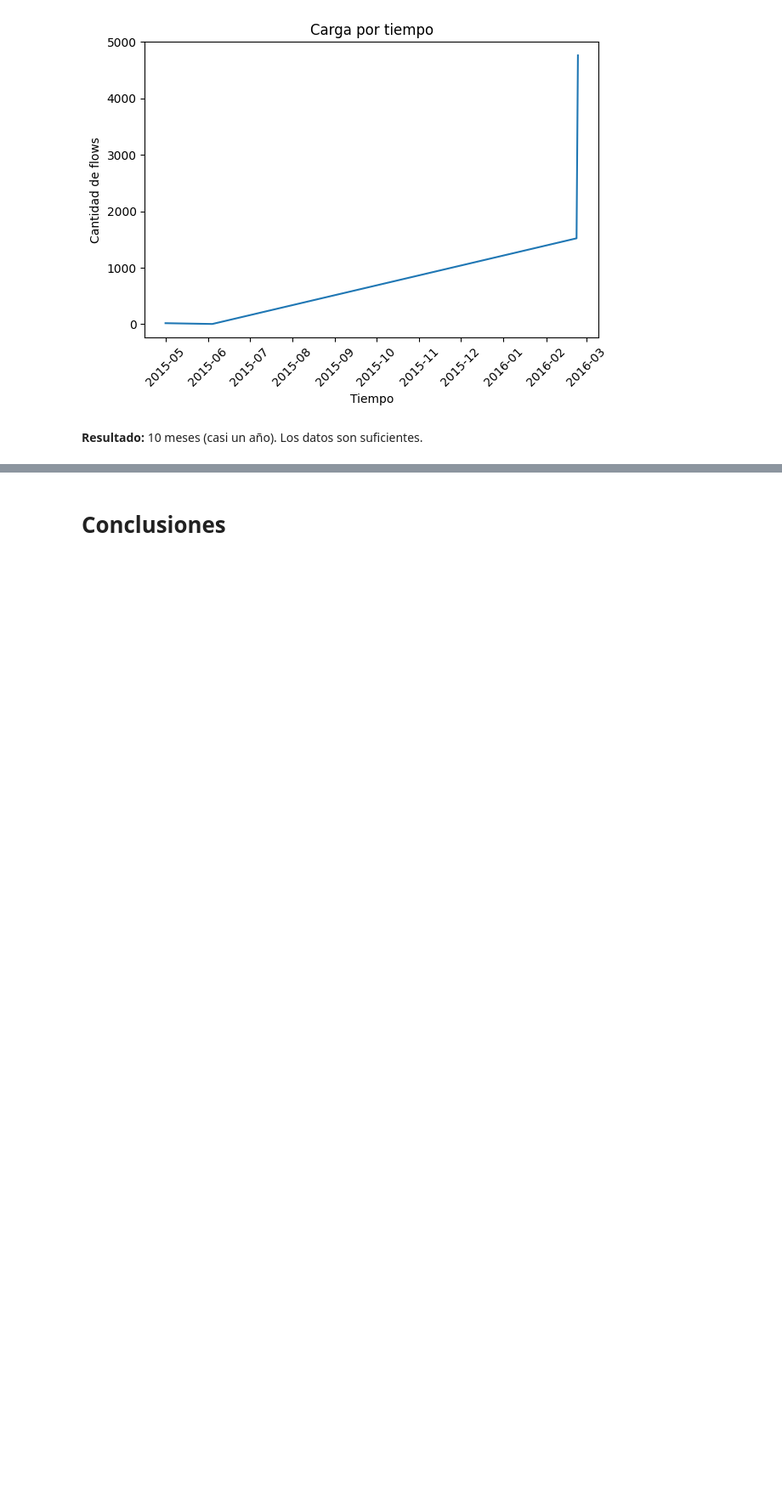
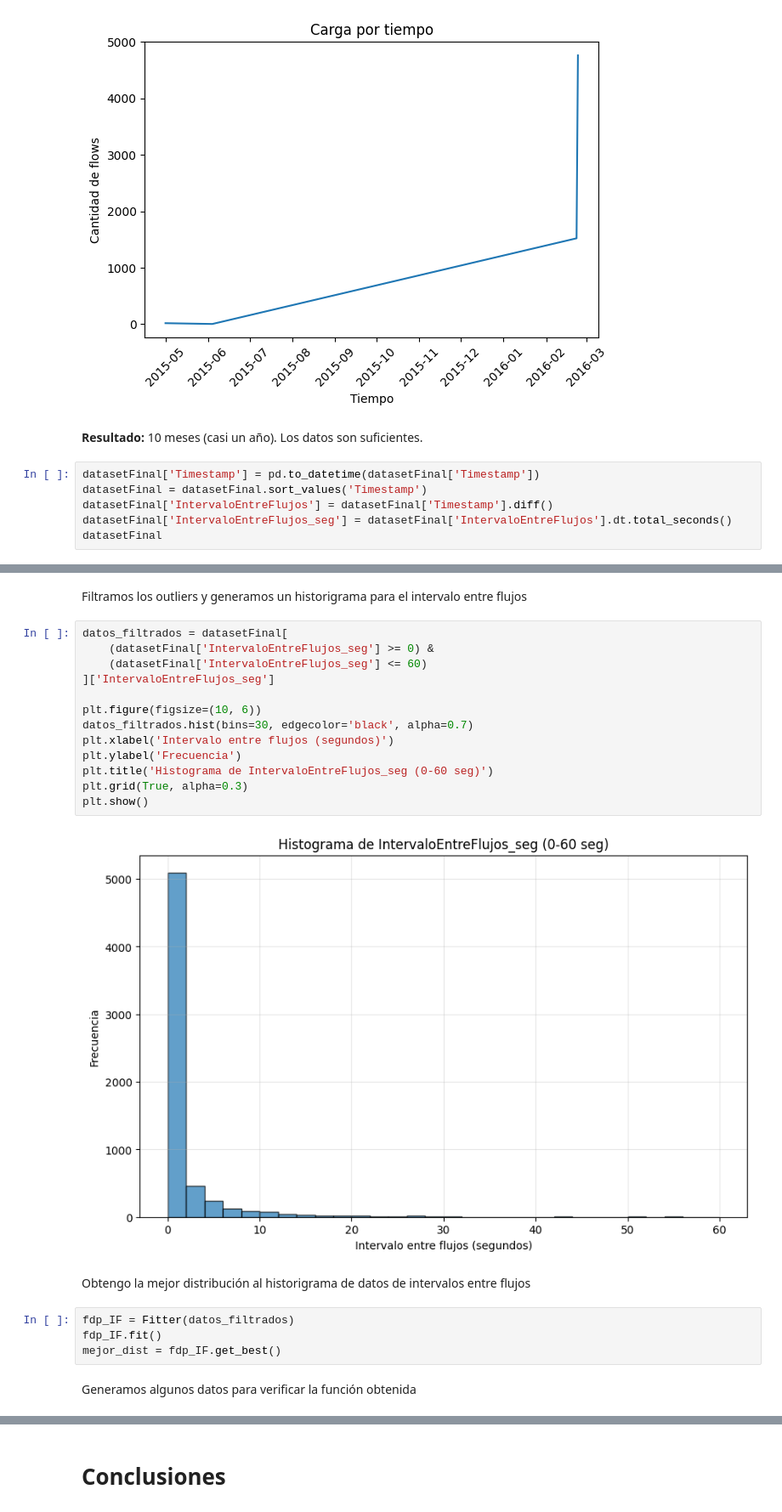
Before and after one commit to GFCACACE/propuesta-simulacion, a Jupyter notebook: Propuesta_de_simulación_Intenet.ipynb, the cells around one changed output, grey strips where cells are left out. Shown at 85% size. Drawn from its saved outputs; the diff is of its cells as text; blank space fills up the shorter version.

Commit message:
Agrego fdp y comparación de datos para intervalo entre flujos

```diff
--- a/Propuesta_de_simulación_Intenet.ipynb
+++ b/Propuesta_de_simulación_Intenet.ipynb
@@ -172,3 +172,9 @@ plt.show()
 [figure]
 # %% [markdown]
 **Resultado:** 10 meses (casi un año). Los datos son suficientes.
+# %%
+datasetFinal['Timestamp'] = pd.to_datetime(datasetFinal['Timestamp'])
+datasetFinal = datasetFinal.sort_values('Timestamp')
+datasetFinal['IntervaloEntreFlujos'] = datasetFinal['Timestamp'].diff()
+datasetFinal['IntervaloEntreFlujos_seg'] = datasetFinal['IntervaloEntreFlujos'].dt.total_seconds()
+datasetFinal
@@ -174,0 +195,25 @@ plt.show()
+# %% [markdown]
+Filtramos los outliers y generamos un historigrama para el intervalo entre flujos
+# %%
+datos_filtrados = datasetFinal[
+    (datasetFinal['IntervaloEntreFlujos_seg'] >= 0) &
+    (datasetFinal['IntervaloEntreFlujos_seg'] <= 60)
+]['IntervaloEntreFlujos_seg']
+
+plt.figure(figsize=(10, 6))
+datos_filtrados.hist(bins=30, edgecolor='black', alpha=0.7)
+plt.xlabel('Intervalo entre flujos (segundos)')
+plt.ylabel('Frecuencia')
+plt.title('Histograma de IntervaloEntreFlujos_seg (0-60 seg)')
+plt.grid(True, alpha=0.3)
+plt.show()
+# %% [output]
+[figure, added]
+# %% [markdown]
+Obtengo la mejor distribución al historigrama de datos de intervalos entre flujos
+# %%
+fdp_IF = Fitter(datos_filtrados)
+fdp_IF.fit()
+mejor_dist = fdp_IF.get_best()
+# %% [markdown]
+Generamos algunos datos para verificar la función obtenida
```
Also changed, not shown: parts of 5 cells of this notebook.
